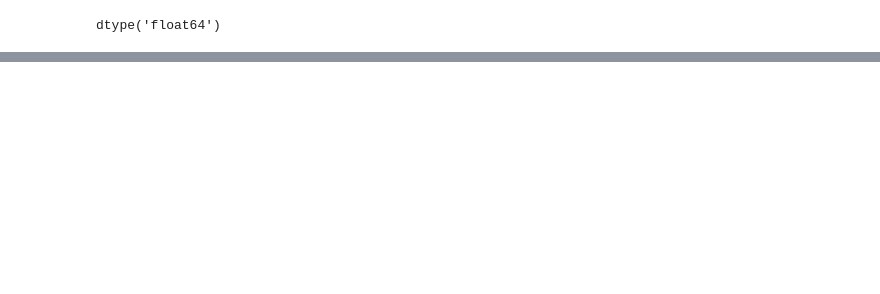
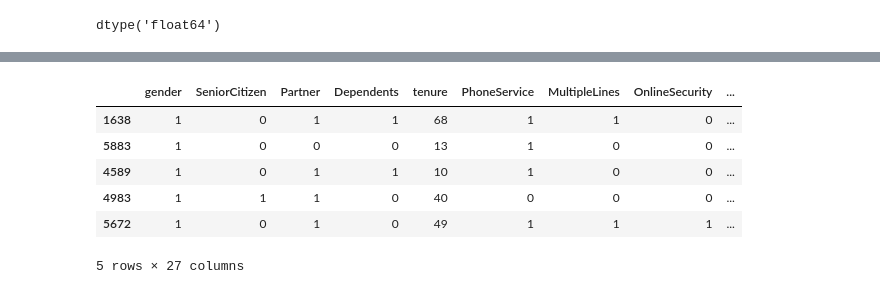
Before and after one commit to anujsingh0308/Deep_learning_projects, a Jupyter notebook: Customer Churn prediction/Customer_Churn.ipynb, the cells around one changed output, grey strips where cells are left out. Saved outputs shown, nothing was run; the diff lists cells and outputs as text; code cells hidden in the pictures; blank space fills up the shorter version.

```diff
--- a/Customer Churn prediction/Customer_Churn.ipynb
+++ b/Customer Churn prediction/Customer_Churn.ipynb
@@ -122,0 +160,3 @@ plt.hist([tenure_churn_yes, tenure_churn_no])
+# %%
+df1.replace('No internet service','No',inplace=True)
+df1.replace('No phone service','No',inplace=True)
@@ -122,0 +172,5 @@ plt.hist([tenure_churn_yes, tenure_churn_no])
+# %%
+yes_no_columns = ['Partner','Dependents','PhoneService','MultipleLines','OnlineSecurity','OnlineBackup',
+                  'DeviceProtection','TechSupport','StreamingTV','StreamingMovies','PaperlessBilling','Churn']
+for col in yes_no_columns:
+    df1[col].replace({'Yes': 1,'No': 0},inplace=True)
@@ -122,0 +218,10 @@ plt.hist([tenure_churn_yes, tenure_churn_no])
+# %%
+df2.sample(5)
+# %% [output]
+|  | gender | SeniorCitizen | Partner | Dependents | tenure | PhoneService | MultipleLines | OnlineSecurity | ... |
+| 1638 | 1 | 0 | 1 | 1 | 68 | 1 | 1 | 0 | ... |
+| 5883 | 1 | 0 | 0 | 0 | 13 | 1 | 0 | 0 | ... |
+| 4589 | 1 | 0 | 1 | 1 | 10 | 1 | 0 | 0 | ... |
+| 4983 | 1 | 1 | 1 | 0 | 40 | 0 | 0 | 0 | ... |
+| 5672 | 1 | 0 | 1 | 0 | 49 | 1 | 1 | 1 | ... |
+5 rows × 27 columns
```
Also changed, not shown: parts of 31 cells of this notebook.
